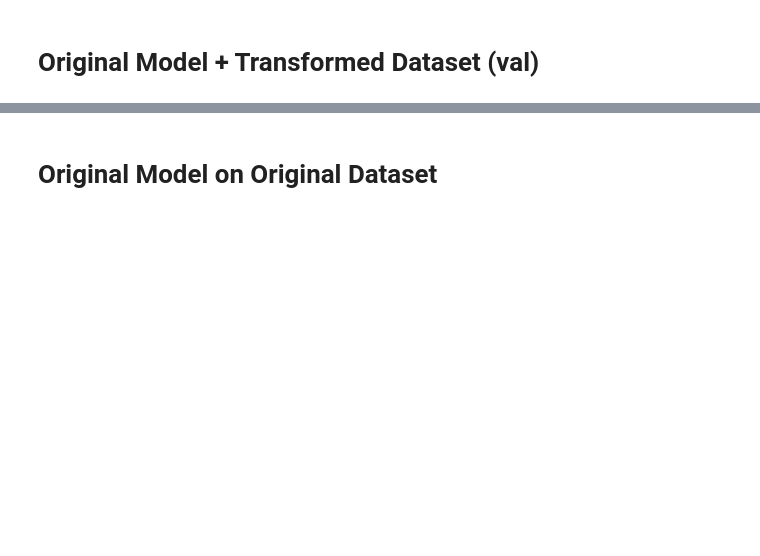
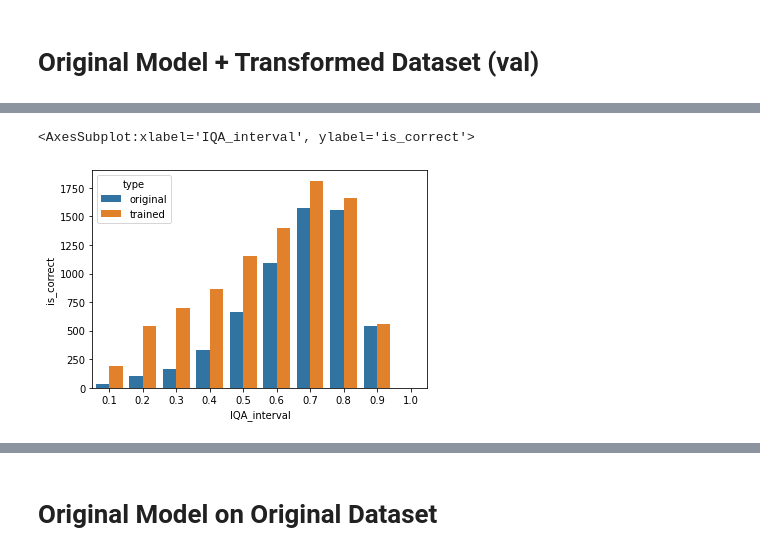
Before and after one commit to carolineeeeeee/automating_requirements, a Jupyter notebook: verifying2/finetune.ipynb, the cells around one changed output, grey strips where cells are left out. Drawn from its saved outputs; the diff is of its cells as text; code cells hidden in the pictures; blank space fills up the shorter version.

```diff
--- a/verifying2/finetune.ipynb
+++ b/verifying2/finetune.ipynb
@@ -211,0 +405,10 @@ avg_loss: 0.6363577985350043, avg_acc: 0.8244
+# %%
+orig_IQA_interval_dist_df['type'] = 'original'
+trained_IQA_int_dist_df['type'] = 'trained'
+orig_IQA_interval_dist_df.reset_index(inplace=True)
+trained_IQA_int_dist_df.reset_index(inplace=True)
+# %%
+sns.barplot(x="IQA_interval", y="is_correct", hue="type", data=pd.concat([orig_IQA_interval_dist_df, trained_IQA_int_dist_df]))
+# %% [output]
+<AxesSubplot:xlabel='IQA_interval', ylabel='is_correct'>
+[figure, added]
```
Also changed, not shown: parts of 28 cells of this notebook, 2 other files.
